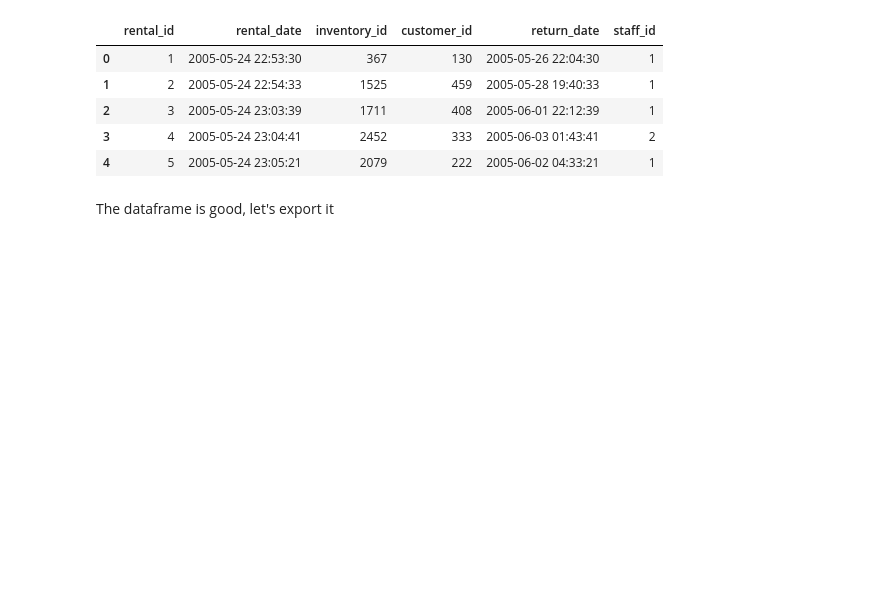
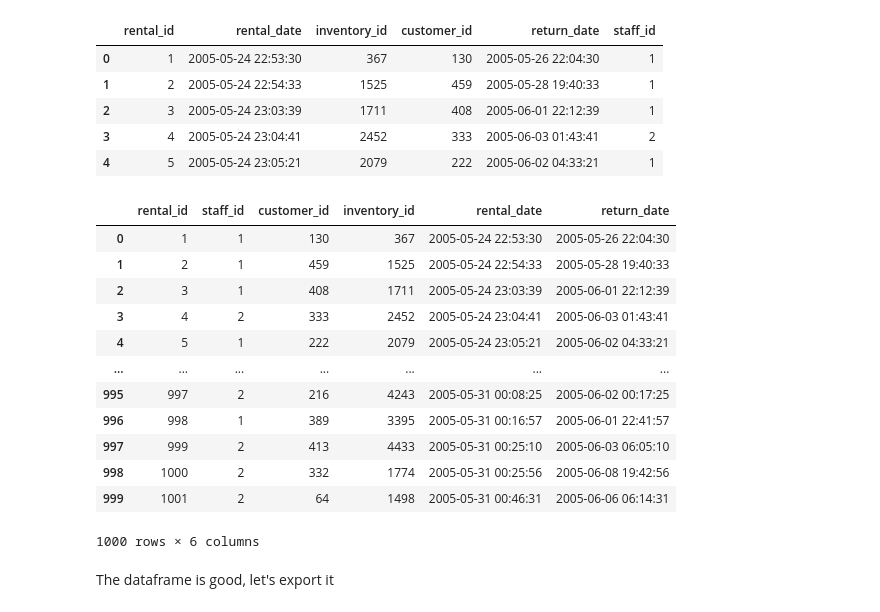
Before and after one commit to BorjaSilla/SQL-Database-Project, a Jupyter notebook: notebooks/cleaning.ipynb, the cells around one changed output. Drawn from its saved outputs; the diff is of its cells as text; code cells hidden in the pictures; blank space fills up the shorter version.

```diff
--- a/notebooks/cleaning.ipynb
+++ b/notebooks/cleaning.ipynb
@@ -581,6 +588,25 @@ df_rental.head()
 | 2 | 3 | 2005-05-24 23:03:39 | 1711 | 408 | 2005-06-01 22:12:39 | 1 |
 | 3 | 4 | 2005-05-24 23:04:41 | 2452 | 333 | 2005-06-03 01:43:41 | 2 |
 | 4 | 5 | 2005-05-24 23:05:21 | 2079 | 222 | 2005-06-02 04:33:21 | 1 |
+# %%
+new_order = ['rental_id', 'staff_id', 'customer_id', 'inventory_id', 'rental_date', 'return_date', ]
+df_rental = df_rental[new_order]
+# %%
+df_rental
+# %% [output]
+|  | rental_id | staff_id | customer_id | inventory_id | rental_date | return_date |
+| 0 | 1 | 1 | 130 | 367 | 2005-05-24 22:53:30 | 2005-05-26 22:04:30 |
+| 1 | 2 | 1 | 459 | 1525 | 2005-05-24 22:54:33 | 2005-05-28 19:40:33 |
+| 2 | 3 | 1 | 408 | 1711 | 2005-05-24 23:03:39 | 2005-06-01 22:12:39 |
+| 3 | 4 | 2 | 333 | 2452 | 2005-05-24 23:04:41 | 2005-06-03 01:43:41 |
+| 4 | 5 | 1 | 222 | 2079 | 2005-05-24 23:05:21 | 2005-06-02 04:33:21 |
+| ... | ... | ... | ... | ... | ... | ... |
+| 995 | 997 | 2 | 216 | 4243 | 2005-05-31 00:08:25 | 2005-06-02 00:17:25 |
+| 996 | 998 | 1 | 389 | 3395 | 2005-05-31 00:16:57 | 2005-06-01 22:41:57 |
+| 997 | 999 | 2 | 413 | 4433 | 2005-05-31 00:25:10 | 2005-06-03 06:05:10 |
+| 998 | 1000 | 2 | 332 | 1774 | 2005-05-31 00:25:56 | 2005-06-08 19:42:56 |
+| 999 | 1001 | 2 | 64 | 1498 | 2005-05-31 00:46:31 | 2005-06-06 06:14:31 |
+1000 rows × 6 columns
 # %% [markdown]
 The dataframe is good, let's export it
 # %%
```
Also changed, not shown: parts of 4 cells of this notebook, 7 other files.
